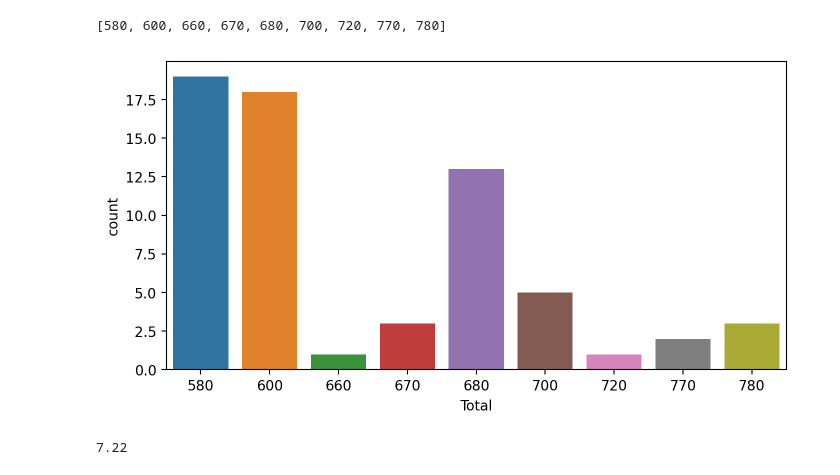
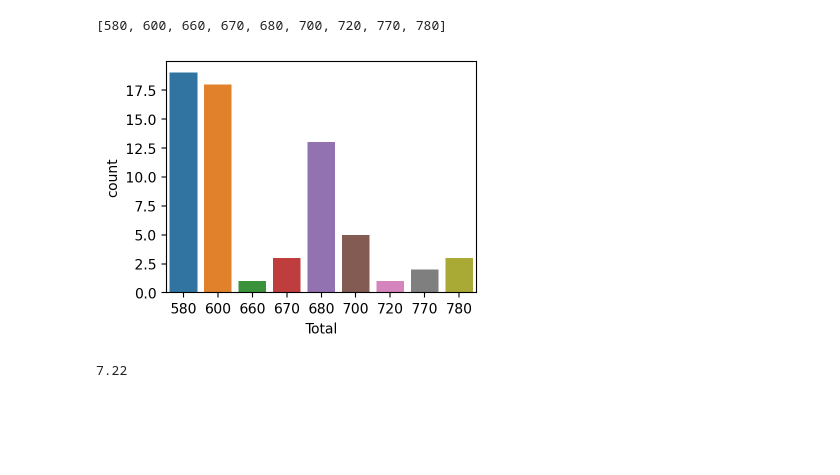
Before and after one commit to knachinen/aiffel_fundamentals, a Jupyter notebook: node_08_poketmon.ipynb, the cells around one changed output. Saved outputs shown, nothing was run; the diff lists cells and outputs as text; code cells hidden in the pictures; blank space fills up the shorter version.

```diff
--- a/node_08_poketmon.ipynb
+++ b/node_08_poketmon.ipynb
@@ -307,13 +307,14 @@ print(sorted(list(set(legendary["Total"]))))
 # %% [output]
 [580, 600, 660, 670, 680, 700, 720, 770, 780]
 # %%
+
 fig, ax = plt.subplots()
-fig.set_size_inches(8, 4)
+fig.set_size_inches(4, 3)
 
 sns.countplot(data=legendary, x="Total")
 plt.show()
 # %% [output]
-[figure, old version]
+[figure, new version]
 # %%
 round(65 / 9, 2)
 # %% [output]
```
Also changed, not shown: parts of 6 cells of this notebook, 5 other files.
